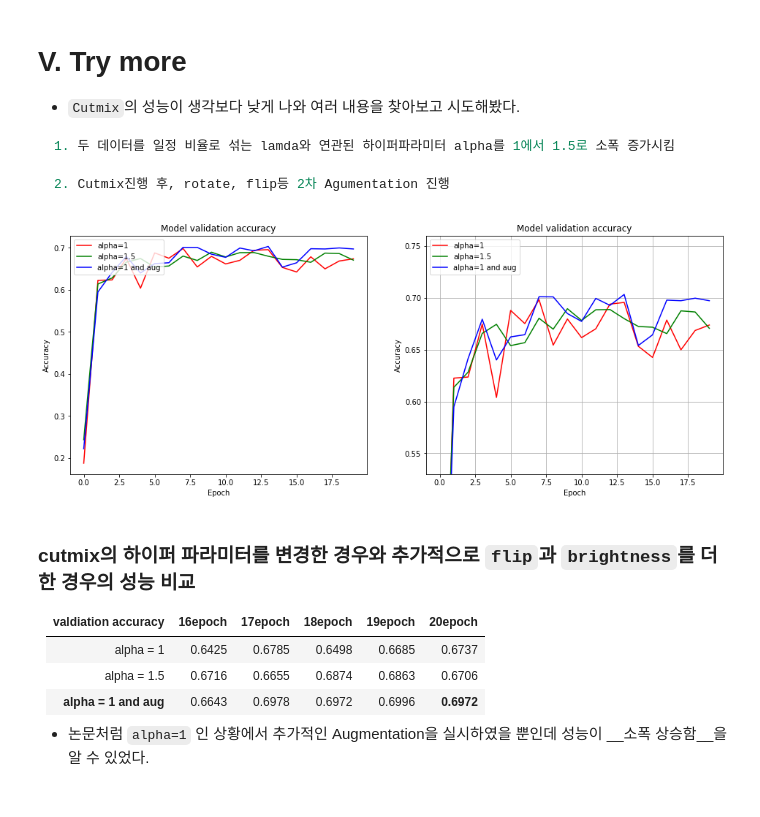
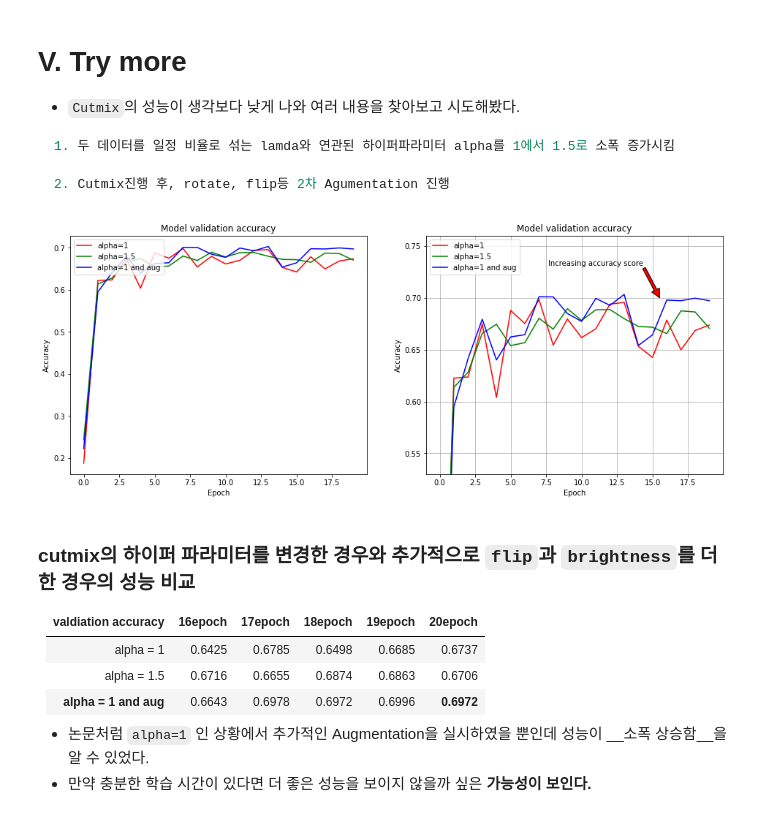
Before and after one commit to 7eta/Aiffel_Archive, a Jupyter notebook: Augmentation/[Q02]_Augmentation.ipynb, the cells around one changed output. Drawn from its saved outputs; the diff is of its cells as text; code cells hidden in the pictures.

```diff
--- a/Augmentation/[Q02]_Augmentation.ipynb
+++ b/Augmentation/[Q02]_Augmentation.ipynb
@@ -612,31 +617,34 @@ cutmix_alpha_1_with_aug = pickle.load(open('./resnet50_cutmix_aug_more.pkl', 'rb
 # %%
 plt.figure(figsize=(16, 6))
 
 # 훈련 과정을 시각화
 plt.subplot(1, 2, 1)
 plt.plot(cutmix_alpha_1['val_accuracy'], 'r')
 plt.plot(cutmix_alpha_1_dot_5['val_accuracy'], 'g')
 plt.plot(cutmix_alpha_1_with_aug['val_accuracy'], 'b')
 plt.title('Model validation accuracy')
 plt.ylabel('Accuracy')
 plt.xlabel('Epoch')
 plt.legend(['alpha=1', 'alpha=1.5', 'alpha=1 and aug'], loc='upper left')
 
 # 조금 더 확대해 살펴봅시다.
 plt.subplot(1, 2, 2)
 plt.plot(cutmix_alpha_1['val_accuracy'], 'r')
 plt.plot(cutmix_alpha_1_dot_5['val_accuracy'], 'g')
 plt.plot(cutmix_alpha_1_with_aug['val_accuracy'], 'b')
 plt.title('Model validation accuracy')
 plt.ylabel('Accuracy')
 plt.xlabel('Epoch')
 plt.legend(['alpha=1', 'alpha=1.5', 'alpha=1 and aug'], loc='upper left')
 plt.grid(True)
 plt.ylim(0.53, 0.76)    # (0.72, 0.76) : 20 epoch
+plt.annotate('Increasing accuracy score',
+ha = 'center', va = 'bottom',
+xytext = (11, 0.73),xy = (15.5, 0.7),arrowprops = {'facecolor' : 'red'})
 
 plt.show()
 # %% [output]
-[figure, old version]
+[figure, new version]
 # %% [markdown]
 ### cutmix의 하이퍼 파라미터를 변경한 경우와 추가적으로 `flip`과 `brightness`를 더 한 경우의 성능 비교
 |valdiation accuracy|16epoch|17epoch|18epoch|19epoch|20epoch|
@@ -646,6 +654,7 @@ plt.show()
 |__alpha = 1 and aug__|0.6643|0.6978|0.6972|0.6996|__0.6972__|
 
 - 논문처럼 `alpha=1` 인 상황에서 추가적인 Augmentation을 실시하였을 뿐인데 성능이 __소폭 상승함__을 알 수 있었다.
+- 만약 충분한 학습 시간이 있다면 더 좋은 성능을 보이지 않을까 싶은 __가능성이 보인다.__
 # %%
 _ = []
 for i, v in enumerate(cutmix_alpha_1_with_aug['val_accuracy']):
```
Also changed, not shown: parts of 13 cells of this notebook.
